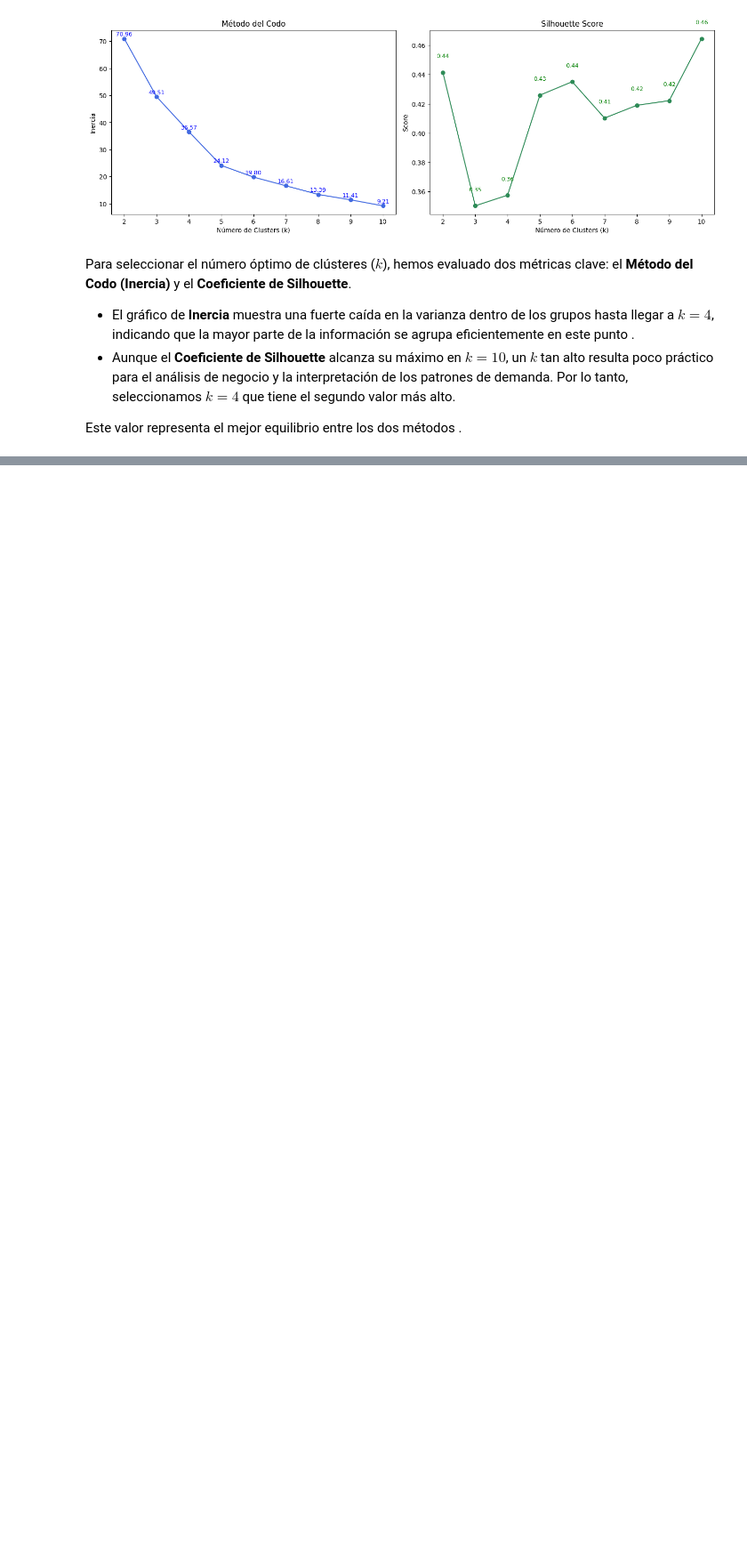
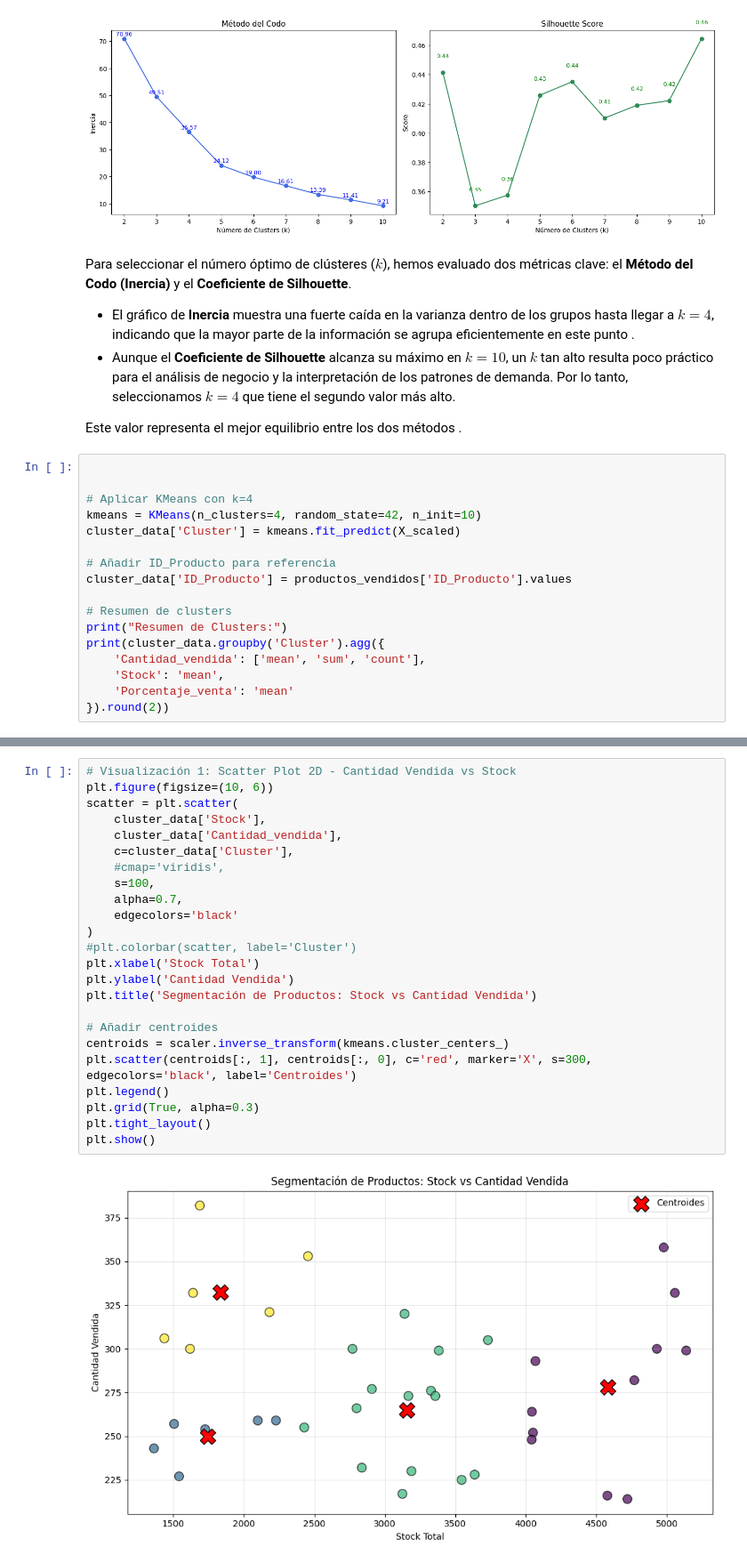
Before and after one commit to alan1x/Proyecto_SF_LKR, a Jupyter notebook: notebooks/principal_modificado.ipynb, the cells around one changed output, grey strips where cells are left out. Shown at 89% size. Cells and saved outputs as stored; diff of their text form; blank space fills up the shorter version.

```diff
--- a/notebooks/principal_modificado.ipynb
+++ b/notebooks/principal_modificado.ipynb
@@ -418,3 +418,20 @@ Para seleccionar el número óptimo de clústeres ($k$), hemos evaluado dos mét
 * Aunque el **Coeficiente de Silhouette** alcanza su máximo en $k=10$, un $k$ tan alto resulta poco práctico para el análisis de negocio y la interpretación de los patrones de demanda. Por lo tanto, seleccionamos **$k=4$**  que tiene el segundo valor más alto.
 
  Este valor representa el mejor  equilibrio entre los dos métodos .
+# %%
+
+
+# Aplicar KMeans con k=4
+kmeans = KMeans(n_clusters=4, random_state=42, n_init=10)
+cluster_data['Cluster'] = kmeans.fit_predict(X_scaled)
+
+# Añadir ID_Producto para referencia
+cluster_data['ID_Producto'] = productos_vendidos['ID_Producto'].values
+
+# Resumen de clusters
+print("Resumen de Clusters:")
+print(cluster_data.groupby('Cluster').agg({
+    'Cantidad_vendida': ['mean', 'sum', 'count'],
+    'Stock': 'mean',
+    'Porcentaje_venta': 'mean'
+}).round(2))
@@ -420,0 +447,26 @@ Para seleccionar el número óptimo de clústeres ($k$), hemos evaluado dos mét
+# %%
+# Visualización 1: Scatter Plot 2D - Cantidad Vendida vs Stock
+plt.figure(figsize=(10, 6))
+scatter = plt.scatter(
+    cluster_data['Stock'],
+    cluster_data['Cantidad_vendida'],
+    c=cluster_data['Cluster'],
+    #cmap='viridis',
+    s=100,
+    alpha=0.7,
+    edgecolors='black'
+)
+#plt.colorbar(scatter, label='Cluster')
+plt.xlabel('Stock Total')
+plt.ylabel('Cantidad Vendida')
+plt.title('Segmentación de Productos: Stock vs Cantidad Vendida')
+
+# Añadir centroides
+centroids = scaler.inverse_transform(kmeans.cluster_centers_)
+plt.scatter(centroids[:, 1], centroids[:, 0], c='red', marker='X', s=300, edgecolors='black', label='Centroides')
+plt.legend()
+plt.grid(True, alpha=0.3)
+plt.tight_layout()
+plt.show()
+# %% [output]
+[figure, added]
```
Also changed, not shown: parts of 21 cells of this notebook, 1 other file.
